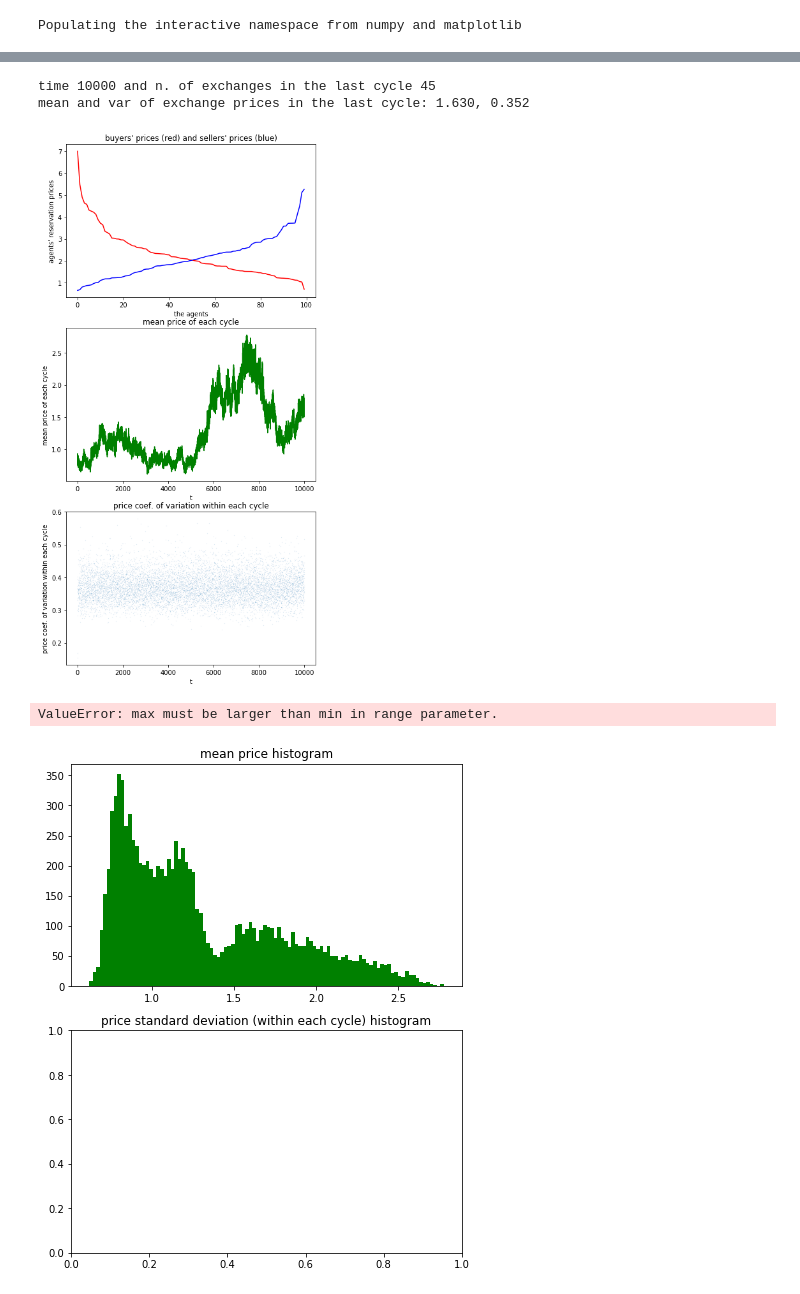
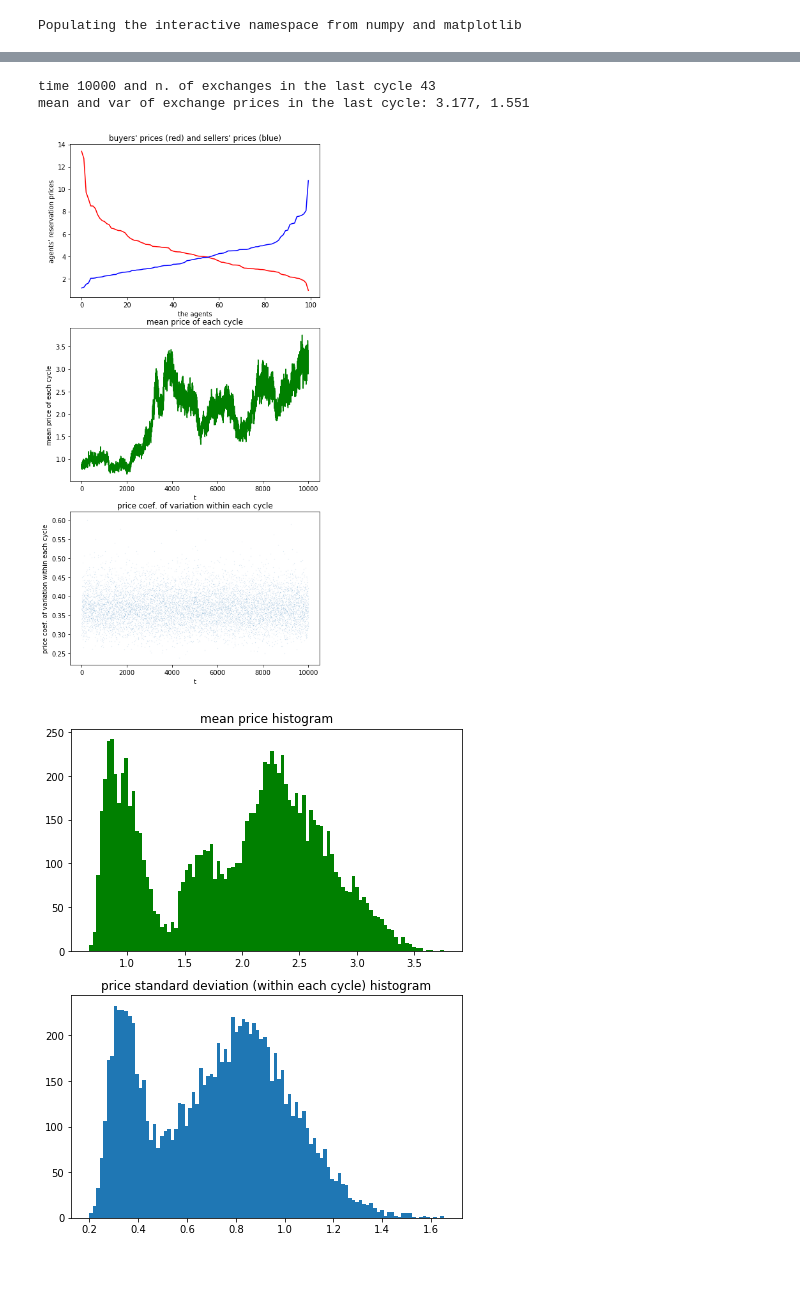
Before and after one commit to terna/microHayekianMarket, a Jupyter notebook: microHayekianMarket.ipynb, the cells around one changed output, grey strips where cells are left out. Cells and saved outputs as stored; diff of their text form; code cells hidden in the pictures.

```diff
--- a/microHayekianMarket.ipynb
+++ b/microHayekianMarket.ipynb
@@ -67,18 +73,19 @@ meanPriceVar_ts=[]
 for t in range(1,nCycles+1):
     dealPrices=[]
     agNum=max(nBuyers,nSellers)
-    np.random.shuffle(buyerPriceList)
-    np.random.shuffle(sellerPriceList)
+
     for n in range(agNum):
 
-        if buyerPriceList[n]>=sellerPriceList[n]:
-            dealPrices.append(sellerPriceList[n])
-            buyerPriceList[n] *=1/(1+np.random.uniform(d1))
-            sellerPriceList[n]*=1+np.random.uniform(d2)
+        i = np.random.randint(0,nBuyers)
+        j = np.random.randint(0,nSellers)
+
+        if buyerPriceList[i]>=sellerPriceList[j]:
+            dealPrices.append(sellerPriceList[j])
+            buyerPriceList[i] *=1/(1+np.random.uniform(d1))
+            sellerPriceList[j]*=1+np.random.uniform(d2)
         else:
-            buyerPriceList[n] *=1+np.random.uniform(d1)
-            sellerPriceList[n]*=1/(1+np.random.uniform(d2))
-
+            buyerPriceList[i] *=1+np.random.uniform(d1)
+            sellerPriceList[j]*=1/(1+np.random.uniform(d2))
 
     if len(dealPrices) > 2:
         meanPrice_ts.append(s.mean(dealPrices))
@@ -115,38 +122,38 @@ for t in range(1,nCycles+1):
         plt.subplot(313)
         plt.title("price coef. of variation within each cycle")
         coefOfVariation=[]
         for m in range(len(meanPriceStDev_ts)):
             coefOfVariation.append(meanPriceStDev_ts[m]/
                                    meanPrice_ts[m])
         plt.plot(coefOfVariation,".",markersize=0.1)
         xlabel("t")
         ylabel("price coef. of variation within each cycle")
         show()
         #time.sleep(0.1)
 
+# hist crashes with NaN
 meanPrice_ts_hist=[]
 for k in range(len(meanPrice_ts)):
     if not math.isnan(meanPrice_ts[k]):
         meanPrice_ts_hist.append(meanPrice_ts[k])
 meanPriceStDev_ts_hist=[]
 for k in range(len(meanPriceStDev_ts)):
     if not math.isnan(meanPriceStDev_ts[k]):
         meanPriceStDev_ts_hist.append(meanPriceStDev_ts[k])
 plt.figure(2,figsize=(7,9))
 plt.subplot(211)
 if meanPrice_ts_hist != []:
     plt.title("mean price histogram")
     plt.hist(meanPrice_ts_hist,100,color="g");
 plt.subplot(212)
 if meanPriceStDev_ts_hist != []:
     plt.title("price standard deviation (within each cycle) histogram")
     plt.hist(meanPriceStDev_ts_hist,100);
 # %% [output]
-time 10000 and n. of exchanges in the last cycle 45
-mean and var of exchange prices in the last cycle: 1.630, 0.352
+time 10000 and n. of exchanges in the last cycle 43
+mean and var of exchange prices in the last cycle: 3.177, 1.551
-[figure, old version]
+[figure, new version]
-ValueError: max must be larger than min in range parameter.
-[figure, old version]
+[figure, new version]
 # %%
 # unstructured case (remember the warming up step)
 meanPrice_ts=[]
```
Also changed, not shown: parts of 3 cells of this notebook, 8 other files.
